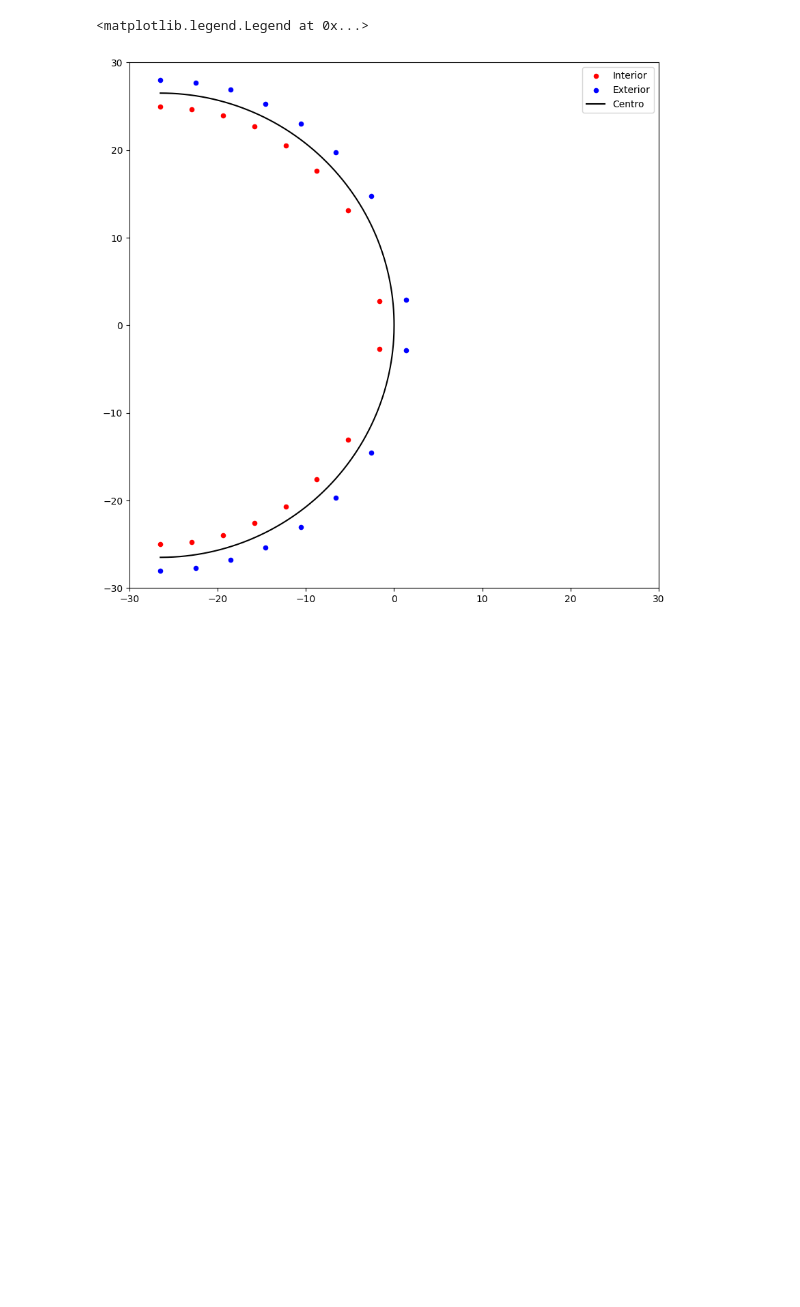
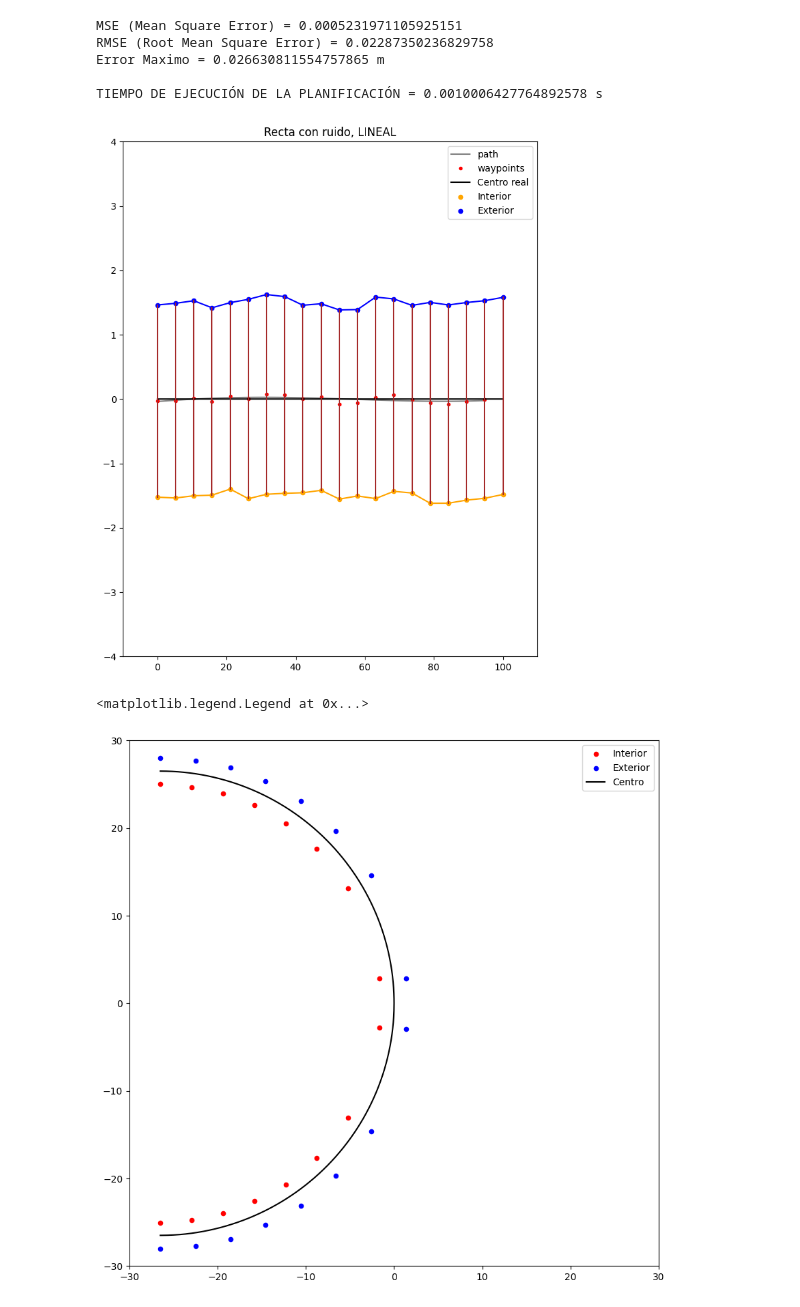
Before and after one commit to FSBDriverless/FS-AI, a Jupyter notebook: Planificación/Test Case Planificación.ipynb, the cells around one changed output. Drawn from its saved outputs; the diff is of its cells as text; code cells hidden in the pictures; blank space fills up the shorter version.

```diff
--- a/Planificación/Test Case Planificación.ipynb
+++ b/Planificación/Test Case Planificación.ipynb
@@ -225,3 +325,61 @@ TIEMPO DE EJECUCIÓN DE LA TRIANGULACIÓN = 0.008083820343017578
+# %%
+xI = np.array(x_dummy_I)
+yI = np.array(y_dummy_I)
+pI = np.array([xI,yI])
+pI = np.transpose(pI)
+
+xE = np.array(x_dummy_E)
+yE = np.array(y_dummy_E)
+pE = np.array([xE,yE])
+pE = np.transpose(pE)
+
+inicio = time.time()
+middle_path = SimpleMiddlePath(pI, pE)
+waypoints, path, P, s, (xMax, xMin), (yMax, yMin) = middle_path.planificacion()
+fin = time.time()
+tiempo = fin-inicio
+
+figure = plt.figure(figsize=(8, 10))
+ax = figure.add_subplot(111)
+ax.set_xlim([-10,110])
+ax.set_ylim([-4,4])
+plt.title('Recta con ruido, LINEAL')
+plt.plot(path[0], path[1], color='grey', label='path')
+plt.plot(waypoints[:,0], waypoints[:,1], '.', color='red', label='waypoints')
+plt.plot(x_dummy_M, y_dummy_M, label='Centro real', color='black')
+plt.scatter(x_dummy_I, y_dummy_I, s=20, label='Interior', color='orange')
+plt.plot(x_dummy_I, y_dummy_I, color='orange')
+plt.scatter(x_dummy_E, y_dummy_E, s=20, label='Exterior', color='blue')
+plt.plot(x_dummy_E, y_dummy_E, color='blue')
+for i in range (0,P.shape[0],2):
+    plt.plot([P[i, 0], P[i+1, 0]], [P[i, 1], P[i+1, 1]], color='brown')
+
+plt.legend()
+
+errores = []
+for i in range (0, len(path[0])):
+    actX = path[0][i]
+    actY = path[1][i]
+    realY = rectaM(actX)
+    errorAct = actY-realY
+    errores.append(errorAct)
+
+errores = np.array(errores)
+errores_ponderados = errores**2
+mse = sum(errores_ponderados)/len(errores)
+rmse = math.sqrt(mse)
+maxError = max(errores)
+print('MSE (Mean Square Error) = '+str(mse))
+print('RMSE (Root Mean Square Error) = '+str(rmse))
+print('Error Maximo = '+str(maxError)+' m')
+print('\nTIEMPO DE EJECUCIÓN DE LA PLANIFICACIÓN = '+str(tiempo)+' s')
+# %% [output]
+MSE (Mean Square Error) = 0.0005231971105925151
+RMSE (Root Mean Square Error) = 0.02287350236829758
+Error Maximo = 0.026630811554757865 m
+
+TIEMPO DE EJECUCIÓN DE LA PLANIFICACIÓN = 0.0010006427764892578 s
+[figure, added]
 # %%
 def circleConstI (x):
     return math.sqrt(625-(x+26.5)**2), -math.sqrt(625-(x+26.5)**2)
```
Also changed, not shown: parts of 8 cells of this notebook, 1 other file.
